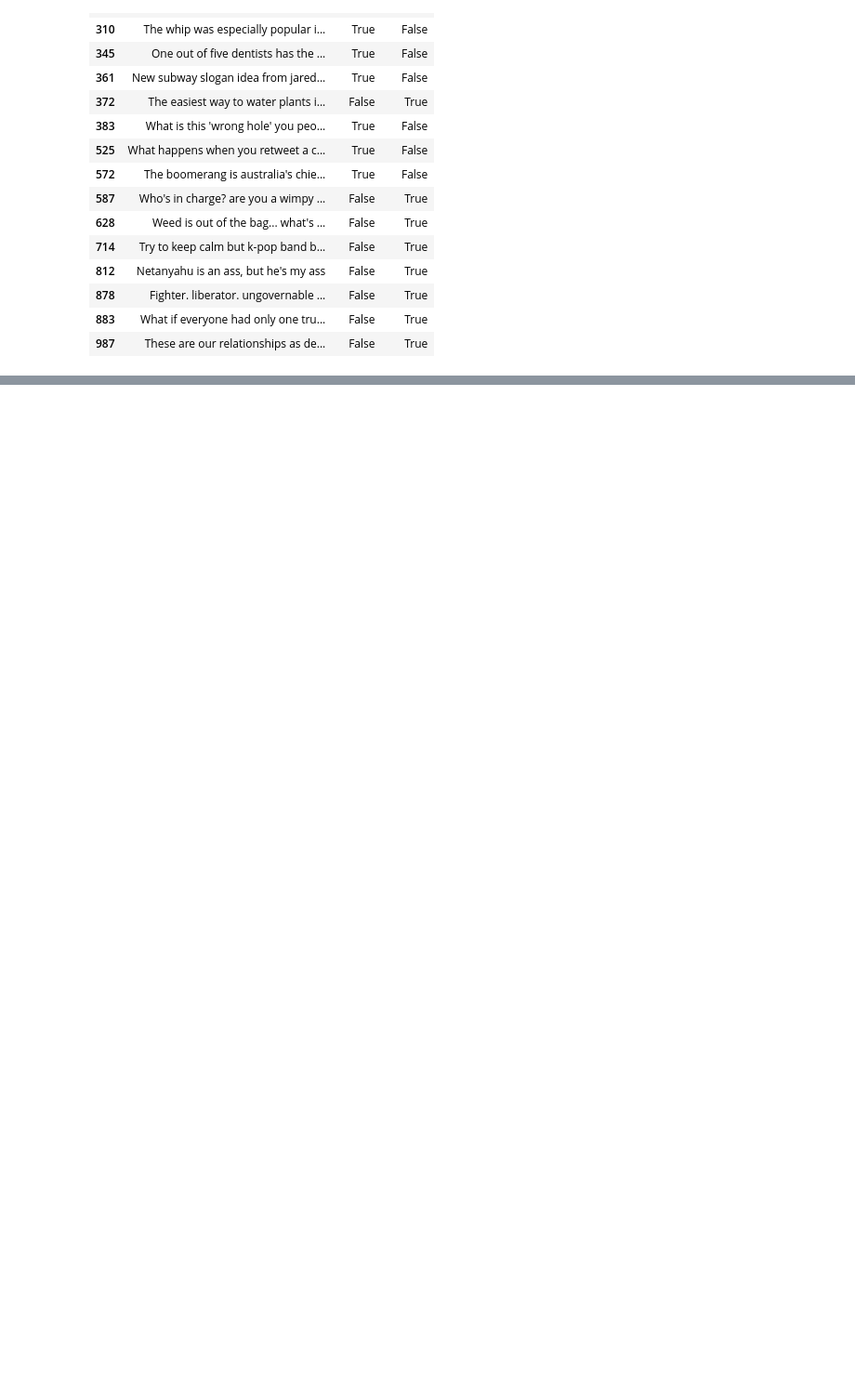
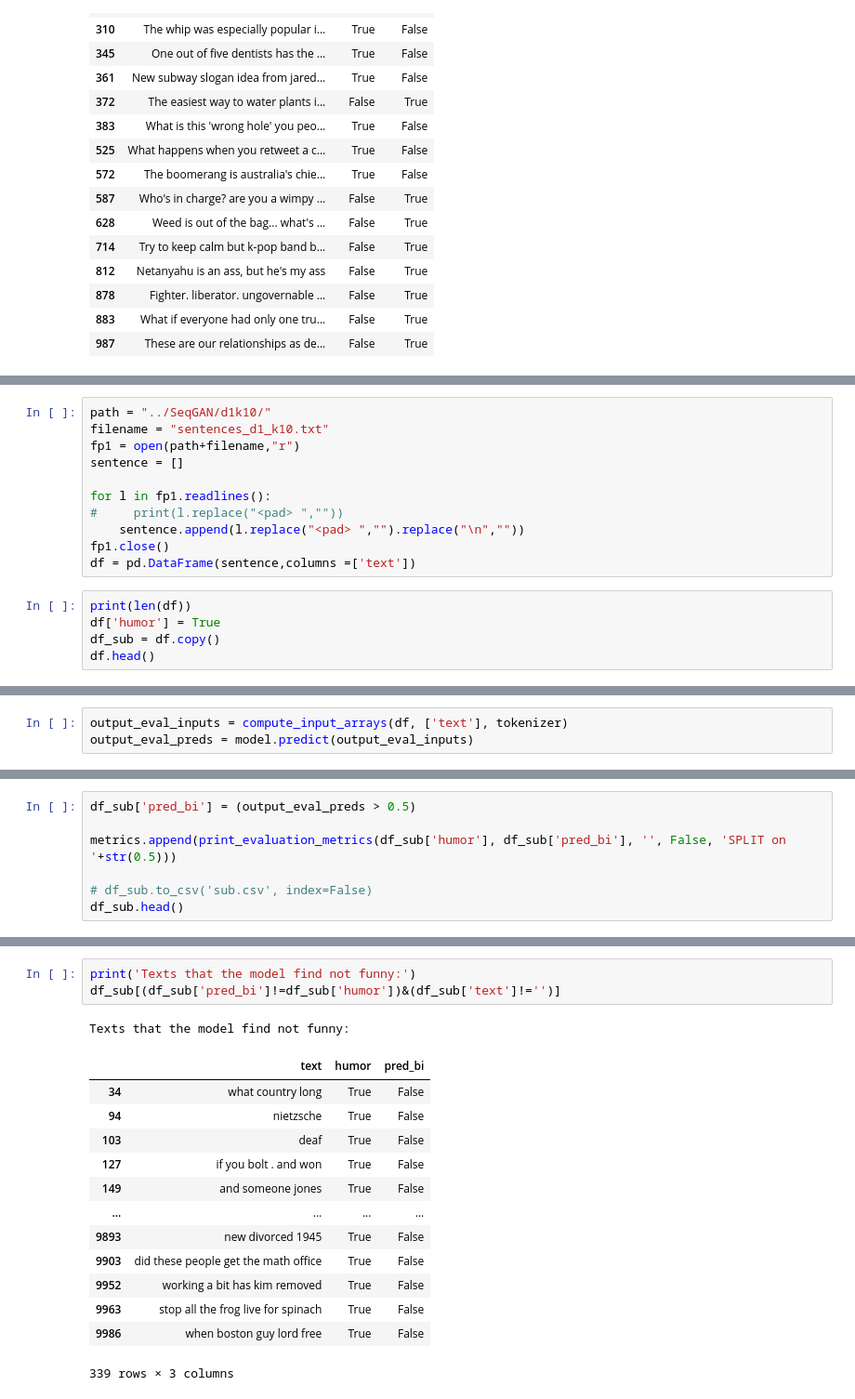
Before and after one commit to junyanj1/joke-gen, a Jupyter notebook: ColBERT humor/train-colbert-evaluate-seqgan.ipynb, the cells around one changed output, grey strips where cells are left out. Shown at 93% size. Saved outputs shown, nothing was run; the diff lists cells and outputs as text; blank space fills up the shorter version.

```diff
--- a/ColBERT humor/train-colbert-evaluate-seqgan.ipynb
+++ b/ColBERT humor/train-colbert-evaluate-seqgan.ipynb
@@ -402,0 +522,16 @@ Texts that the model failed to correctly predict:
+# %%
+path = "../SeqGAN/d1k10/"
+filename = "sentences_d1_k10.txt"
+fp1 = open(path+filename,"r")
+sentence = []
+
+for l in fp1.readlines():
+#     print(l.replace("<pad> ",""))
+    sentence.append(l.replace("<pad> ","").replace("\n",""))
+fp1.close()
+df = pd.DataFrame(sentence,columns =['text'])
+# %%
+print(len(df))
+df['humor'] = True
+df_sub = df.copy()
+df.head()
@@ -402,0 +546,3 @@ Texts that the model failed to correctly predict:
+# %%
+output_eval_inputs = compute_input_arrays(df, ['text'], tokenizer)
+output_eval_preds = model.predict(output_eval_inputs)
@@ -402,0 +551,7 @@ Texts that the model failed to correctly predict:
+# %%
+df_sub['pred_bi'] = (output_eval_preds > 0.5)
+
+metrics.append(print_evaluation_metrics(df_sub['humor'], df_sub['pred_bi'], '', False, 'SPLIT on '+str(0.5)))
+
+# df_sub.to_csv('sub.csv', index=False)
+df_sub.head()
@@ -402,0 +570,18 @@ Texts that the model failed to correctly predict:
+# %%
+print('Texts that the model find not funny:')
+df_sub[(df_sub['pred_bi']!=df_sub['humor'])&(df_sub['text']!='')]
+# %% [output]
+Texts that the model find not funny:
+|  | text | humor | pred_bi |
+| 34 | what country long | True | False |
+| 94 | nietzsche | True | False |
+| 103 | deaf | True | False |
+| 127 | if you bolt . and won | True | False |
+| 149 | and someone jones | True | False |
+| ... | ... | ... | ... |
+| 9893 | new divorced 1945 | True | False |
+| 9903 | did these people get the math office | True | False |
+| 9952 | working a bit has kim removed | True | False |
+| 9963 | stop all the frog live for spinach | True | False |
+| 9986 | when boston guy lord free | True | False |
+339 rows × 3 columns
```
Also changed, not shown: parts of 37 cells of this notebook.
